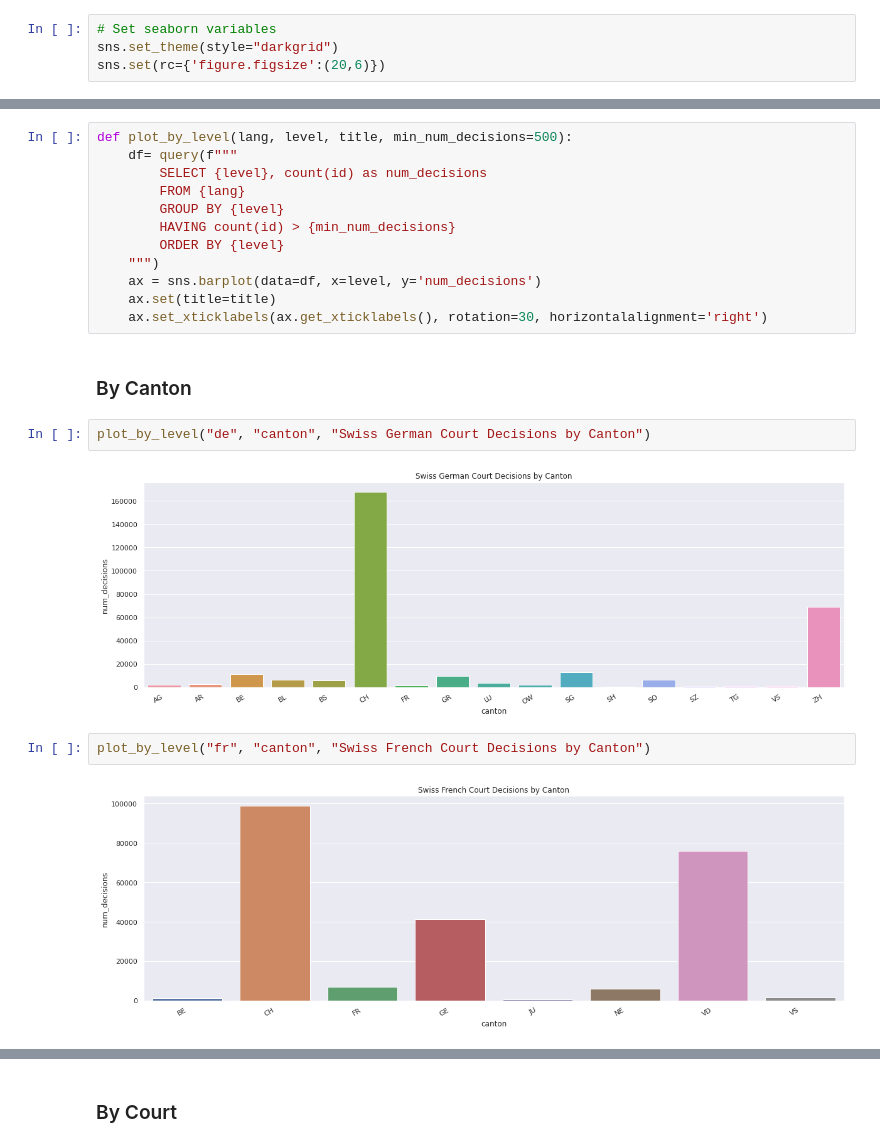
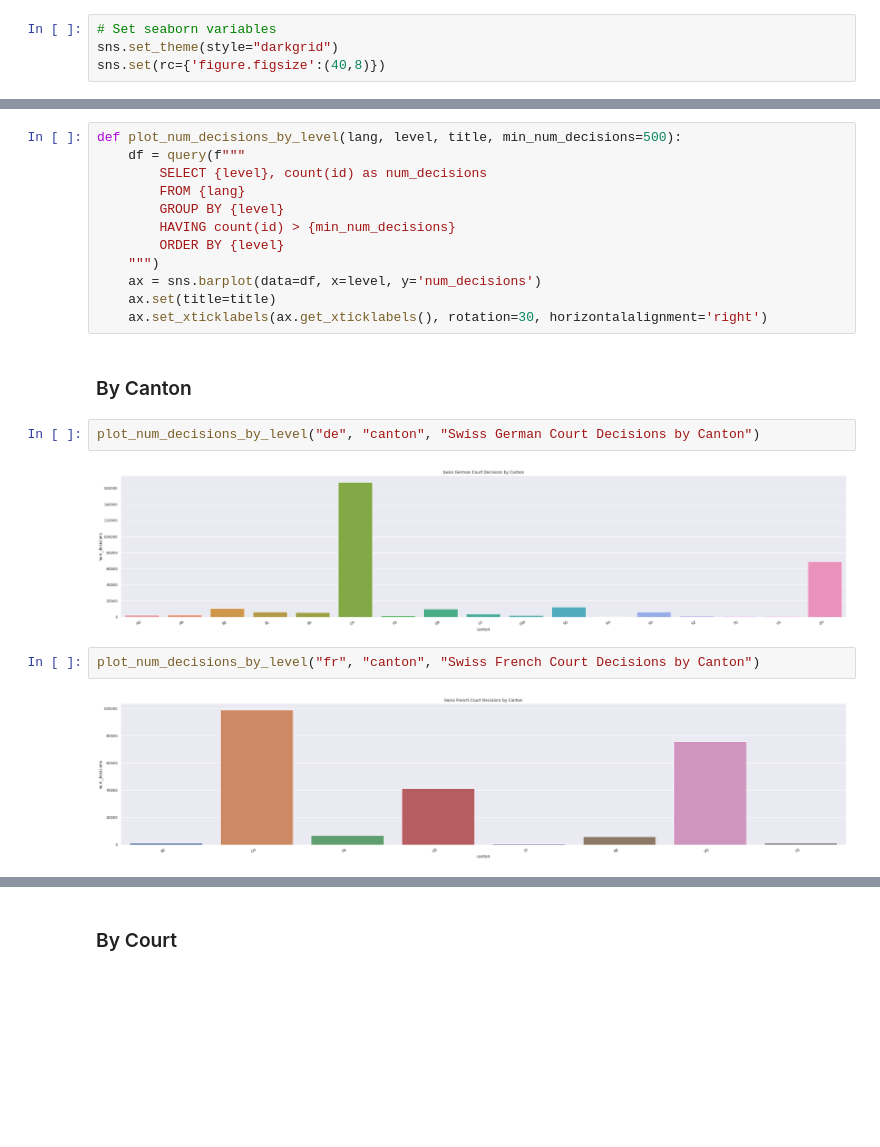
Before and after one commit to JoelNiklaus/SwissCourtRulingCorpus, a Jupyter notebook: scrc/notebooks/description/describe.ipynb, the cells around one changed output, grey strips where cells are left out. Drawn from its saved outputs; the diff is of its cells as text; blank space fills up the shorter version.

```diff
--- a/scrc/notebooks/description/describe.ipynb
+++ b/scrc/notebooks/description/describe.ipynb
@@ -11,7 +13,7 @@ import matplotlib.pyplot as plt
 # %%
 # Set seaborn variables
 sns.set_theme(style="darkgrid")
-sns.set(rc={'figure.figsize':(20,6)})
+sns.set(rc={'figure.figsize':(40,8)})
 # %%
 from sqlalchemy import create_engine
 
@@ -56,6 +58,6 @@ plot_by_date("it", "Swiss Italian Court Decisions by Date")
 # %%
-def plot_by_level(lang, level, title, min_num_decisions=500):
-    df= query(f"""
+def plot_num_decisions_by_level(lang, level, title, min_num_decisions=500):
+    df = query(f"""
         SELECT {level}, count(id) as num_decisions
         FROM {lang}
         GROUP BY {level}
@@ -68,11 +70,11 @@ def plot_by_level(lang, level, title, min_num_decisions=500):
 # %% [markdown]
 ### By Canton
 # %%
-plot_by_level("de", "canton", "Swiss German Court Decisions by Canton")
+plot_num_decisions_by_level("de", "canton", "Swiss German Court Decisions by Canton")
 # %% [output]
-[figure, old version]
+[figure, new version]
 # %%
-plot_by_level("fr", "canton", "Swiss French Court Decisions by Canton")
+plot_num_decisions_by_level("fr", "canton", "Swiss French Court Decisions by Canton")
 # %% [output]
-[figure, old version]
+[figure, new version]
 # %%
```
Also changed, not shown: parts of 29 cells of this notebook.
